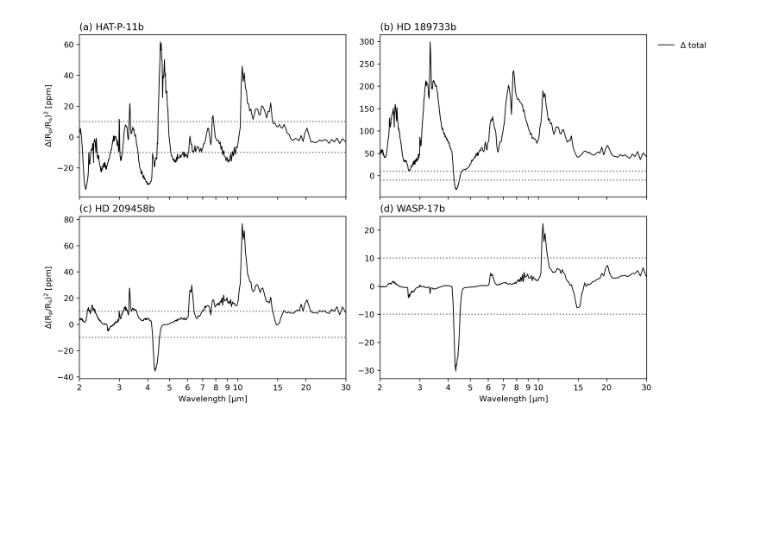
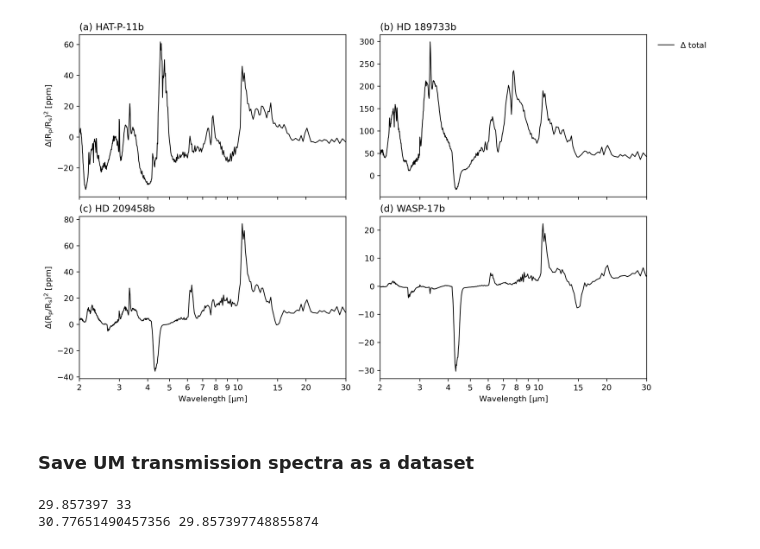
Before and after one commit to mzamyatina/signatures_of_wind_driven_chemistry_on_hot_jupiters, a Jupyter notebook: calc_transmission_spectrum.ipynb, the cells around one changed output. Saved outputs shown, nothing was run; the diff lists cells and outputs as text; code cells hidden in the pictures; blank space fills up the shorter version.

Commit message:
save to dataset

```diff
--- a/calc_transmission_spectrum.ipynb
+++ b/calc_transmission_spectrum.ipynb
@@ -169,0 +166,9 @@ obs = pd.read_csv(path_to_obs_transmission, header=28)
+# %%
+# Parameters
+metallicity = "1x solar"
+
+hatp11b_const = init_const("hatp11b", directory=path_to_constants)
+hd189733b_const = init_const("hd189733b", directory=path_to_constants)
+hd209458b_const = init_const("hd209458b", directory=path_to_constants)
+wasp17b_const = init_const("wasp17b", directory=path_to_constants)
+PLANET_CONSTS = [hatp11b_const, hd189733b_const, hd209458b_const, wasp17b_const]
@@ -542,7 +578,7 @@ fig.savefig(path_to_results / "synthetic_observations" / "transmission_spectrum"
 # %%
 plt_all = True  # plot total and contributions
 
-# Plot UM total transmission spectra and contributions from individual gases
+# Plot UM total transmission spectra and contributions from individual opacity sources
 fig, axes = plt.subplots(nrows=2, ncols=2, figsize=(12, 6.75), constrained_layout=True, sharex=True)
 iletters = subplot_label_generator()
 for planet, ax in zip(PLANETS.keys(), axes.flatten()):
@@ -596,15 +632,18 @@ for planet, ax in zip(PLANETS.keys(), axes.flatten()):
                         linewidth=1,
                     )
     ax.set_xscale("log")
-    ax.set_xlim(2, 30)  # (0.5, 7.8) Ariel, 0.6, 28.3 JWST
+    ax.set_xlim(2, 30)
     if ax.get_subplotspec().is_last_row():
         ax.set_xlabel("Wavelength [$\mu$m]")
     if ax.get_subplotspec().is_first_col():
-        ax.set_ylabel("($R_p/R_s)^2$")
+        ax.set_ylabel("($R_p/R_s)^2$ [ppm]")
     ax.set_xticks(xticks)
     ax.set_xticklabels(xticks)  # comment out when using widgets
+    # Convert y axis labels to ppm
+    ax.yaxis.set_major_locator(ticker.FixedLocator(ax.get_yticks()))
+    ax.yaxis.set_major_formatter(ticker.FixedFormatter([f"{i:.0f}" for i in ax.get_yticks() * 1e6]))
 
-# Add experiments legend
+# Add UM experiments legend
 leg_exp_styles = {
     "equilibrium".capitalize(): {"linestyle": "dashed", "linewidth": 1, "color": "grey"},
     "kinetics".capitalize(): {"linestyle": "solid", "linewidth": 1, "color": "k"},
@@ -646,5 +685,5 @@ for line, text in zip(leg_sp.get_lines(), leg_sp.get_texts()):
 leg_sp.get_title().set_position((0, 0))
 
 figname = f"transmission_daynight_2_30_micron_total_w_contributions_w_cia.png"
-fig.savefig(path_to_results / "synthetic_observations" / "transmission_spectrum" / figname)
+# fig.savefig(path_to_results / "synthetic_observations" / "transmission_spectrum" / figname)
 # %% [output]
@@ -652,13 +691,11 @@ fig.savefig(path_to_results / "synthetic_observations" / "transmission_spectrum"
 # %%
 plt_all = False  # plot differences in totals (and contributions)
 
-# Plot differences in UM total transmission spectra and contributions from individual gases
+# Plot differences in UM total transmission spectra and contributions from individual opacity sources
 fig, axes = plt.subplots(nrows=2, ncols=2, figsize=(12, 6.75), constrained_layout=True, sharex=True)
 iletters = subplot_label_generator()
 for planet, ax in zip(PLANETS.keys(), axes.flatten()):
     ax.set_title(f'({next(iletters)}) {PLANETS[planet]["tex"]}', loc="left")
-    ax.axhline(y=10, color="grey", linestyle="dotted")
-    ax.axhline(y=-10, color="grey", linestyle="dotted")
 
     # Add UM data
     for sp in sps:
@@ -708,7 +745,7 @@ for planet, ax in zip(PLANETS.keys(), axes.flatten()):
                     linewidth=1,
                 )
     ax.set_xscale("log")
-    ax.set_xlim(2, 30)  # (0.5, 7.8) Ariel, 0.6, 28.3 JWST
+    ax.set_xlim(2, 30)
     if ax.get_subplotspec().is_last_row():
         ax.set_xlabel("Wavelength [$\mu$m]")
     if ax.get_subplotspec().is_first_col():
@@ -716,7 +753,7 @@ for planet, ax in zip(PLANETS.keys(), axes.flatten()):
     ax.set_xticks(xticks)
     ax.set_xticklabels(xticks)  # comment out when using widgets
 
-# Add experiments legend
+# Add UM experiments legend
 leg_exp_styles = {
     "$\Delta$ total": {"linestyle": "solid", "linewidth": 1, "color": "k"},
 }
@@ -724,39 +761,50 @@ leg_exp_kw = {
     "frameon": False,
     "loc": "upper right",
     "bbox_to_anchor": (1.25, 1),
-    #     "title": "Total:",
 }
 lines_exp = [Line2D([0], [0], **style) for style in leg_exp_styles.values()]
 leg_exp = axes[0, 1].legend(lines_exp, leg_exp_styles.keys(), **leg_exp_kw)
 if axes[0, 1].legend_ is not None:
     axes[0, 1].add_artist(leg_exp)
 for line, text in zip(leg_exp.get_lines(), leg_exp.get_texts()):
     text.set_color(line.get_color())
 leg_exp._legend_box.align = "left"
 
 # Add species legend (delete repeating handles and labels)
 handles, labels = plt.gca().get_legend_handles_labels()
 i = 1
 while i < len(labels):
     if labels[i] in labels[:i]:
         del labels[i]
         del handles[i]
     else:
         i += 1
 leg_sp = axes[0, 1].legend(
     handles,
     labels,
     frameon=False,
     loc="upper right",
     bbox_to_anchor=(1.3, 0.92),
     handlelength=0,
-    #     title="$\Delta$ contributions:",
 )
 for line, text in zip(leg_sp.get_lines(), leg_sp.get_texts()):
     text.set_color(line.get_color())
 leg_sp.get_title().set_position((0, 0))
 
 figname = f"transmission_daynight_2_30_micron_total_diff.png"
-fig.savefig(path_to_results / "synthetic_observations" / "transmission_spectrum" / figname)
+# fig.savefig(path_to_results / "synthetic_observations" / "transmission_spectrum" / figname)
 # %% [output]
-[figure, old version]
+[figure, new version]
+# %% [markdown]
+### Save UM transmission spectra as a dataset
+# %%
+# Find spectral band center < 30 micrometers and its index
+# (spectral bands are ordered from longwave to shortwave)
+band_ctr0_val, band_ctr0_idx = next(
+    ((j, i) for i, j in enumerate(spectral_band_centers * 1e6) if j < 30), None
+)
+print(band_ctr0_val, band_ctr0_idx)
+print(spectral_band_centers[32] * 1e6, spectral_band_centers[33] * 1e6)
+# %% [output]
+29.857397 33
+30.77651490457356 29.857397748855874
```
Also changed, not shown: parts of 23 cells of this notebook.
